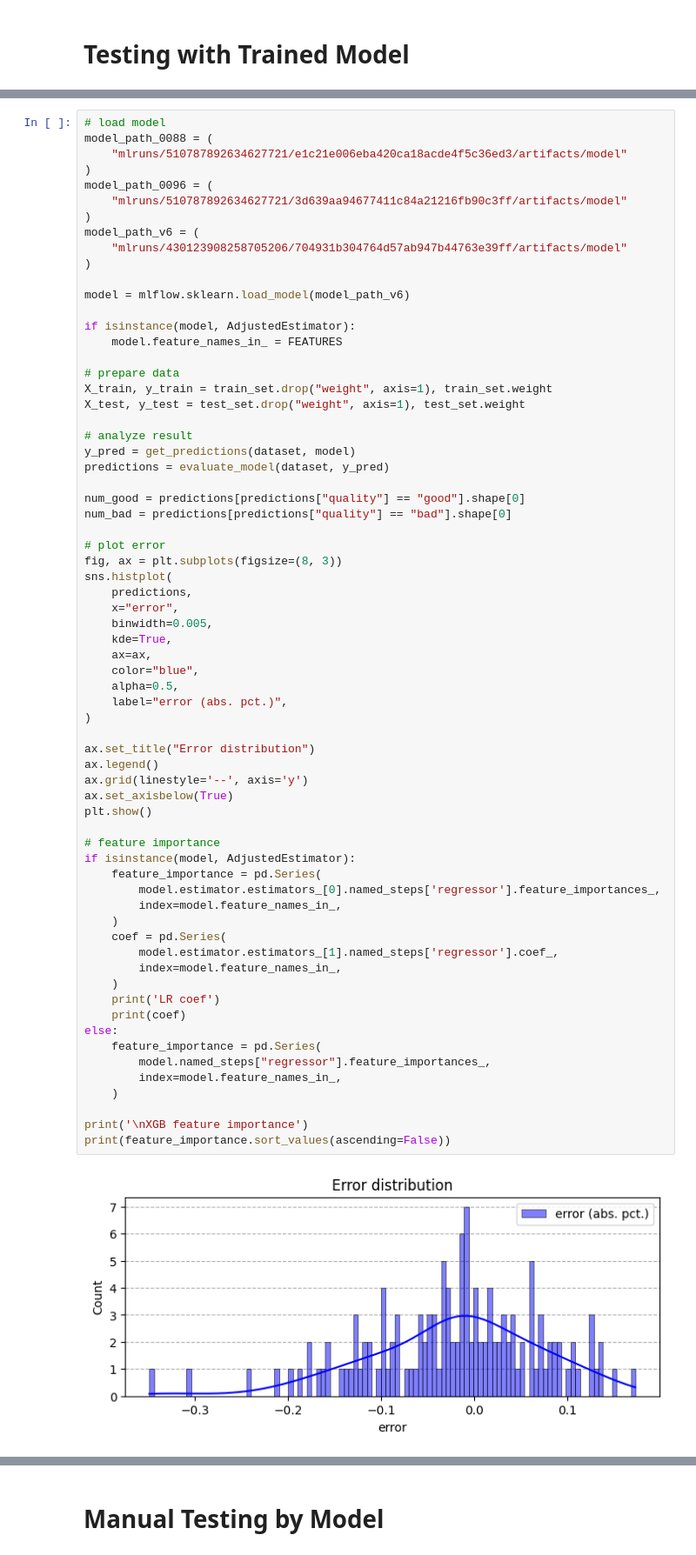
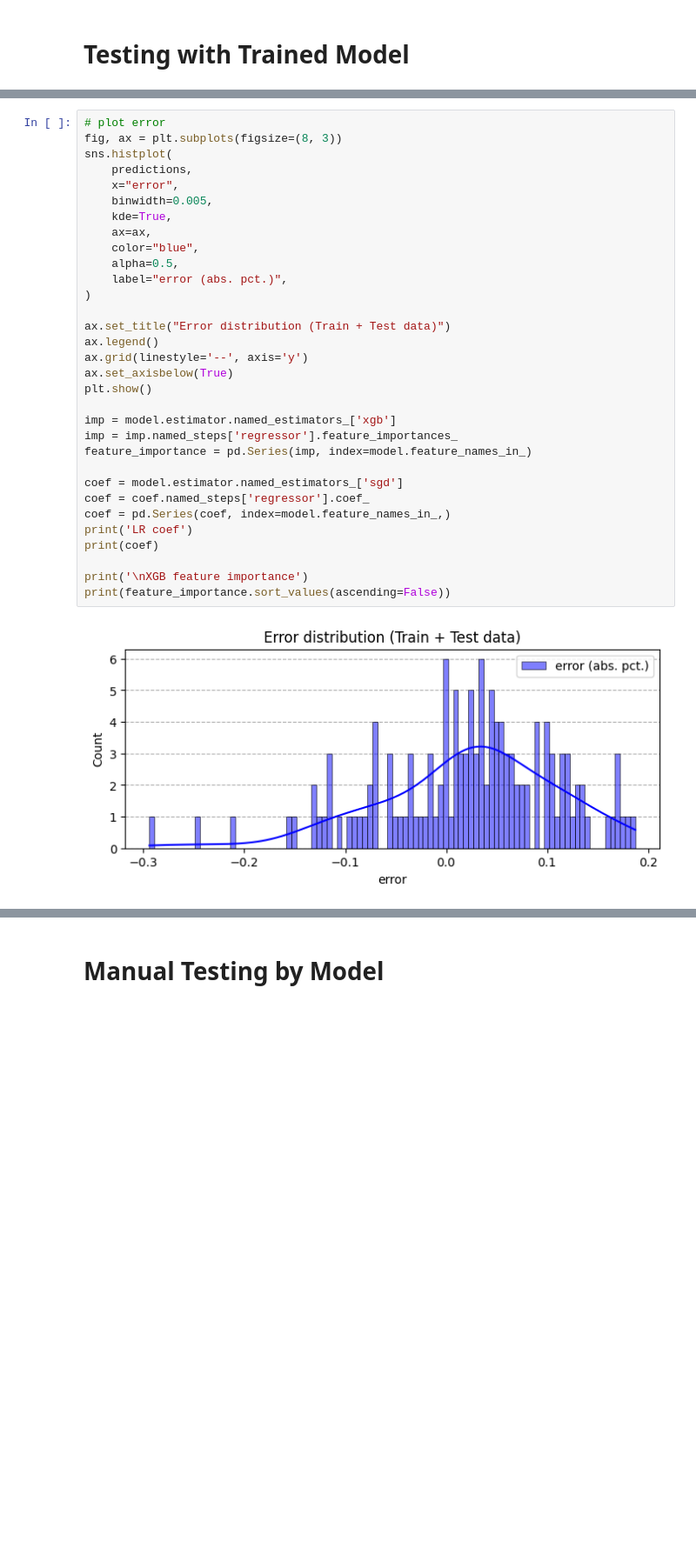
Before and after one commit to hyperforest/mix-design-project, a Jupyter notebook: notebooks/sandbox.ipynb, the cells around one changed output, grey strips where cells are left out. Shown at 87% size. Cells and saved outputs as stored; diff of their text form; blank space fills up the shorter version.

```diff
--- a/notebooks/sandbox.ipynb
+++ b/notebooks/sandbox.ipynb
@@ -113,70 +213,35 @@ def get_predictions(dataset, model):
 # %%
-# load model
-model_path_0088 = (
-    "mlruns/510787892634627721/e1c21e006eba420ca18acde4f5c36ed3/artifacts/model"
-)
-model_path_0096 = (
-    "mlruns/510787892634627721/3d639aa94677411c84a21216fb90c3ff/artifacts/model"
-)
-model_path_v6 = (
-    "mlruns/430123908258705206/704931b304764d57ab947b44763e39ff/artifacts/model"
-)
-
-model = mlflow.sklearn.load_model(model_path_v6)
-
-if isinstance(model, AdjustedEstimator):
-    model.feature_names_in_ = FEATURES
-
-# prepare data
-X_train, y_train = train_set.drop("weight", axis=1), train_set.weight
-X_test, y_test = test_set.drop("weight", axis=1), test_set.weight
-
-# analyze result
-y_pred = get_predictions(dataset, model)
-predictions = evaluate_model(dataset, y_pred)
-
-num_good = predictions[predictions["quality"] == "good"].shape[0]
-num_bad = predictions[predictions["quality"] == "bad"].shape[0]
-
 # plot error
 fig, ax = plt.subplots(figsize=(8, 3))
 sns.histplot(
     predictions,
     x="error",
     binwidth=0.005,
     kde=True,
     ax=ax,
     color="blue",
     alpha=0.5,
     label="error (abs. pct.)",
 )
 
-ax.set_title("Error distribution")
+ax.set_title("Error distribution (Train + Test data)")
 ax.legend()
 ax.grid(linestyle='--', axis='y')
 ax.set_axisbelow(True)
 plt.show()
 
-# feature importance
-if isinstance(model, AdjustedEstimator):
-    feature_importance = pd.Series(
-        model.estimator.estimators_[0].named_steps['regressor'].feature_importances_,
-        index=model.feature_names_in_,
-    )
-    coef = pd.Series(
-        model.estimator.estimators_[1].named_steps['regressor'].coef_,
-        index=model.feature_names_in_,
-    )
-    print('LR coef')
-    print(coef)
-else:
-    feature_importance = pd.Series(
-        model.named_steps["regressor"].feature_importances_,
-        index=model.feature_names_in_,
-    )
+imp = model.estimator.named_estimators_['xgb']
+imp = imp.named_steps['regressor'].feature_importances_
+feature_importance = pd.Series(imp, index=model.feature_names_in_)
+
+coef = model.estimator.named_estimators_['sgd']
+coef = coef.named_steps['regressor'].coef_
+coef = pd.Series(coef, index=model.feature_names_in_,)
+print('LR coef')
+print(coef)
 
 print('\nXGB feature importance')
 print(feature_importance.sort_values(ascending=False))
 # %% [output]
-[figure, old version]
+[figure, new version]
 LR coef
```
Also changed, not shown: parts of 27 cells of this notebook, 1 other file.
